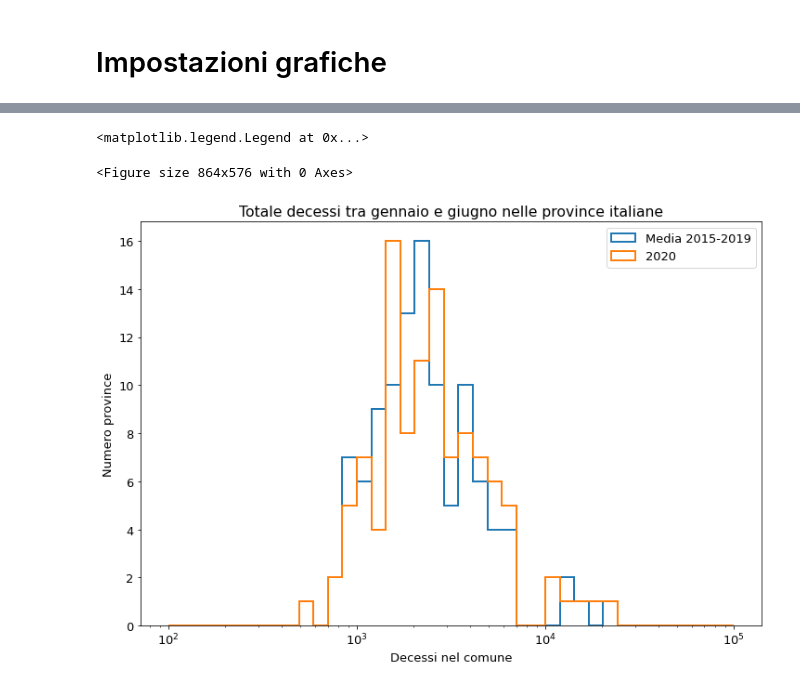
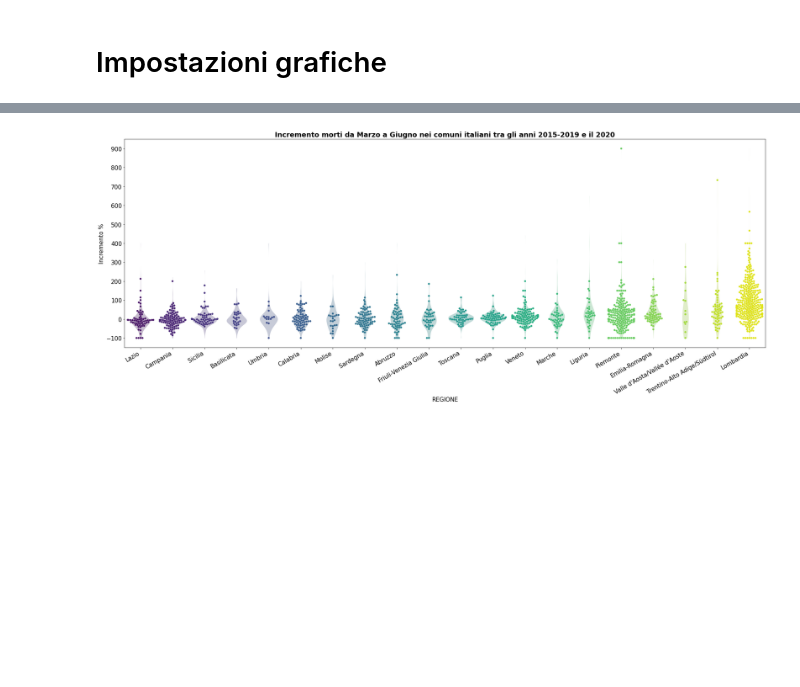
Before and after one commit to EdoardoTronconi/ProgettoPS, a Jupyter notebook: Esame_Tronconi_975734.ipynb, the cells around one changed output, grey strips where cells are left out. Drawn from its saved outputs; the diff is of its cells as text; code cells hidden in the pictures; blank space fills up the shorter version.

```diff
--- a/Esame_Tronconi_975734.ipynb
+++ b/Esame_Tronconi_975734.ipynb
@@ -17,8 +17,8 @@ import seaborn as sns # grafici
 pd.set_option('display.max_columns', None) # mostra tutte le colonne di un dataframe
 # %%
 params = {
-    'figure.figsize' : [12,8],
-    'font.size' : 13,
+    'figure.figsize' : [18,12],
+    'font.size' : 15,
 }
 
 plt.rcParams.update(params)
@@ -137,0 +145,23 @@ DATA
+# %%
+#Aggiungo colonne per il totale dei decessi nei mesi da gennaio a giugno, e negli OVER65 e UNDER65
+def calcola_totali(df):
+    dfOut = df.copy()
+    for FOGLIO in df.columns.get_level_values(0).unique():
+        for ANNI in df.loc[:,(FOGLIO,slice(None))].columns.get_level_values(1).unique():
+            dfOut.loc[:,(FOGLIO,ANNI,'totale')] = df.loc[:,(FOGLIO,ANNI,slice(None))].sum(axis=1)
+    dfOut = dfOut.loc[:,(slice(None), slice(None),'totale')]
+    return dfOut
+
+DATA = DATA.drop(columns=['totale'], level=2, errors='ignore').join(calcola_totali(DATA.drop(columns=['SESSO']).drop(columns=['totale'], level=2, errors='ignore'))).sort_index(axis=1, level=[0,1], sort_remaining=False)
+
+#Aggiungo colonne per i decessi UNDER 65
+for sesso in ['M','F']:
+    for anni in DATA.loc[:,('OVER 65', slice(None))].columns.get_level_values(1):
+        DATA.loc[:,('UNDER 65', anni, 'totale '+sesso)] = round(DATA.loc[:,('SESSO', anni, sesso)] - DATA.loc[:,('OVER 65 '+sesso, anni, 'totale')],1)
+
+for anni in DATA.loc[:,('OVER 65', slice(None))].columns.get_level_values(1):
+        DATA.loc[:,('UNDER 65', anni, 'totale')] = round(DATA.loc[:,('SESSO', anni, 'M+F')] - DATA.loc[:,('OVER 65', anni, 'totale')],1)
+
+
+DATA.sort_index(axis=1, level=[0,1], sort_remaining=False, inplace=True)
+DATA
@@ -176,11 +297,18 @@ df_decessi_mesi.drop(columns=['incremento %'], level=0).groupby(('totale decessi
-# %%
-plt.figure()
-df_decessi_mesi.groupby(('totale decessi','NOME_PROVINCIA')).sum()[[('MEDIA 2015-2019','totale'),(2020,'totale')]].plot.hist(bins=np.logspace(2,5,40),logx=True, histtype='step', lw=2)
-plt.title('Totale decessi tra gennaio e giugno nelle province italiane')
-plt.xlabel('Decessi nel comune')
-plt.ylabel('Numero province')
-plt.legend(['Media 2015-2019','2020'])
-# %% [output]
-<matplotlib.legend.Legend at 0x...>
-<Figure size 864x576 with 0 Axes>
-[figure, removed]
+# %%
+order = ['Lazio', 'Campania', 'Sicilia', 'Basilicata', 'Umbria', 'Calabria',
+       'Molise', 'Sardegna', 'Abruzzo', 'Friuli-Venezia Giulia', 'Toscana',
+       'Puglia', 'Veneto', 'Marche', 'Liguria', 'Piemonte', 'Emilia-Romagna',
+       'Valle d\'Aosta/Vallée d\'Aoste', 'Trentino-Alto Adige/Südtirol',
+       'Lombardia']
+
+plt.figure(figsize=[30,10])
+D = DATA.loc[:,('SESSO',slice(None),'M+F')]
+D = pd.DataFrame((D.iloc[:,1]-D.iloc[:,0])/D.iloc[:,0]).rename(columns={0 : 'Incremento %'})*100
+ax = sns.violinplot(data=D.sort_values('Incremento %').reset_index().replace({np.inf : np.nan}), x='REGIONE', y='Incremento %', order=order, palette='viridis', cut=0, linewidth=0)
+plt.setp(ax.collections, alpha=.3)
+ax = sns.swarmplot(data=D.sort_values('Incremento %').reset_index().replace({np.inf : np.nan}).iloc[::5,:], x='REGIONE', y='Incremento %', order=order, ax=ax, palette='viridis')
+ax.set_title('Incremento morti da Marzo a Giugno nei comuni italiani tra gli anni 2015-2019 e il 2020', fontweight='bold')
+ax.axes.set_yticks(np.linspace(-100,900,11))
+ax.set_xticklabels(ax.get_xticklabels(),rotation=30, ha='right');
+# %% [output]
+[figure, added]
```
Also changed, not shown: parts of 24 cells of this notebook.
